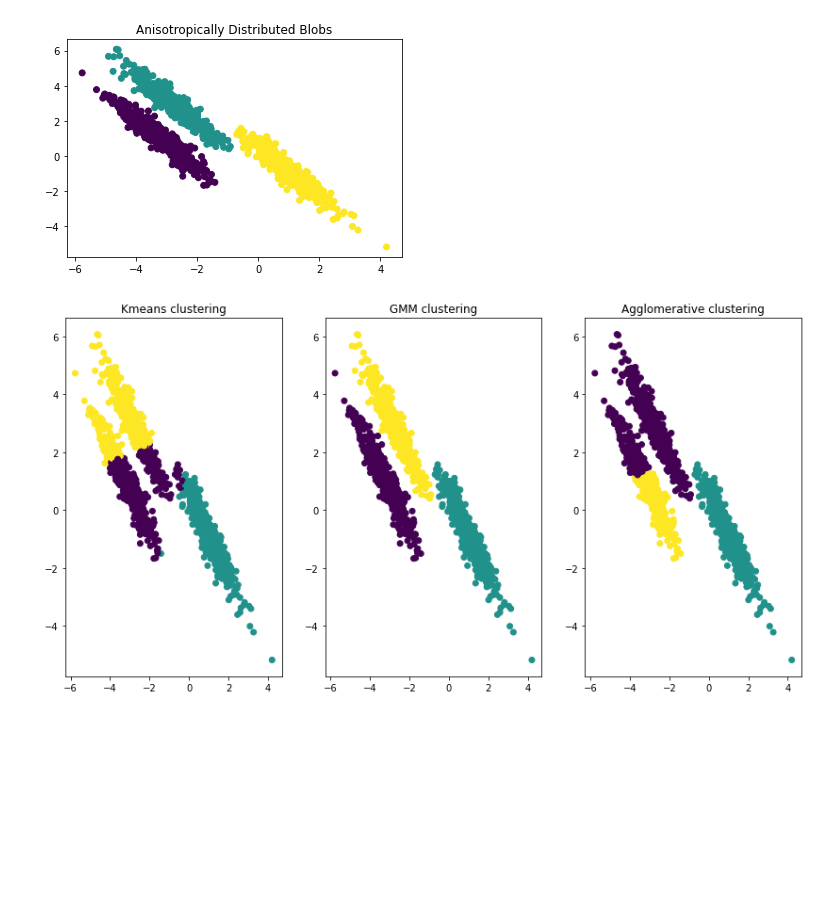
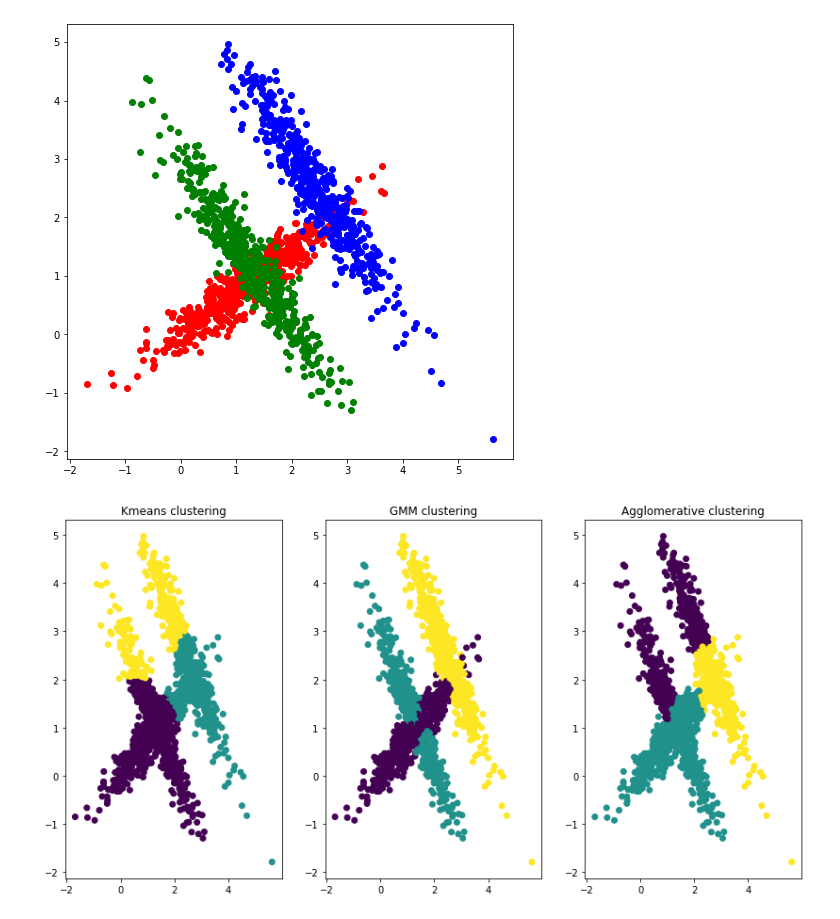
Before and after one commit to raulbenitez/postgrau_IML_exploratory, a Jupyter notebook: CLUSTERING/ejercicio_comparativas/Santiago_Ruiz_km_Agg_Gmm.ipynb, the cells around one changed output. Saved outputs shown, nothing was run; the diff lists cells and outputs as text; code cells hidden in the pictures; blank space fills up the shorter version.

```diff
--- a/CLUSTERING/ejercicio_comparativas/Santiago_Ruiz_km_Agg_Gmm.ipynb
+++ b/CLUSTERING/ejercicio_comparativas/Santiago_Ruiz_km_Agg_Gmm.ipynb
@@ -3,42 +3,57 @@
 # %%
 import numpy as np
 import matplotlib.pyplot as plt
 from sklearn.cluster import AgglomerativeClustering
 from sklearn.cluster import KMeans
 from sklearn.datasets import make_blobs
 from sklearn import mixture
 from sklearn.cluster import AgglomerativeClustering
+
 n_samples = 1500
+centers = [(1, 1), (6,6),(12,12)]
 random_state = 170
-X, y = make_blobs(n_samples=n_samples, random_state=random_state)
-transformation = [[0.60834549, -0.63667341], [-0.40887718, 0.85253229]]
-X_aniso = np.dot(X, transformation)
 
-plt.scatter(X_aniso[:, 0], X_aniso[:, 1], c=y)
-plt.title("Anisotropically Distributed Blobs")
+X, y = make_blobs(n_samples=n_samples, centers=centers,random_state=random_state)
+Xa=X[y==0]
+Xb=X[y==1]
+Xc=X[y==2]
+
+transformation1 = [[0.50834549, 0.53667341], [0.70887718, 0.35253229]]
+Xa_aniso = np.dot(Xa, transformation1)
+
+transformation2 = [[0.60834549, -0.63667341], [-0.40887718, 0.85253229]]
+Xb_aniso = np.dot(Xb, transformation2)
+
+transformation3 = [[0.60834549, -0.63667341], [-0.40887718, 0.85253229]]
+Xc_aniso = np.dot(Xc, transformation3)
+fig = plt.figure(figsize=(8, 8))
+plt.scatter(Xa_aniso[:, 0], Xa_aniso[:, 1], c='r')
+plt.scatter(Xb_aniso[:, 0], Xb_aniso[:, 1], c='g')
+plt.scatter(Xc_aniso[:, 0], Xc_aniso[:, 1], c='b')
 plt.show()
 # %% [output]
-[figure, old version]
+[figure, new version]
 # %%
+X2_aniso=np.append(Xa_aniso,np.append(Xb_aniso,Xc_aniso,axis = 0),axis = 0)
 #kmeans
-Kmeans = KMeans(n_clusters=3, random_state=random_state).fit_predict(X_aniso)
+Kmeans = KMeans(n_clusters=3, random_state=random_state).fit_predict(X2_aniso)
 #agglomerative
-Agg_clust = AgglomerativeClustering(n_clusters=3).fit_predict(X_aniso)
+Agg_clust = AgglomerativeClustering(n_clusters=3).fit_predict(X2_aniso)
 #gmm
-clust_gmm = mixture.GaussianMixture(n_components=3,covariance_type='full').fit_predict(X_aniso)
+clust_gmm = mixture.GaussianMixture(n_components=3,covariance_type='full').fit_predict(X2_aniso)
 
 plt.figure(figsize=(14,7))
 ax0 = plt.subplot(1,3,1)
-plt.scatter(X_aniso[:, 0], X_aniso[:, 1], c=Kmeans)
+plt.scatter(X2_aniso[:, 0], X2_aniso[:, 1], c=Kmeans)
 plt.title("Kmeans clustering")
 
 ax1 = plt.subplot(1,3,2)
-plt.scatter(X_aniso[:, 0], X_aniso[:, 1], c=clust_gmm)
+plt.scatter(X2_aniso[:, 0], X2_aniso[:, 1], c=clust_gmm)
 plt.title("GMM clustering")
 
 ax2 = plt.subplot(1,3,3)
-plt.scatter(X_aniso[:, 0], X_aniso[:, 1], c=Agg_clust)
+plt.scatter(X2_aniso[:, 0], X2_aniso[:, 1], c=Agg_clust)
 plt.title("Agglomerative clustering")
 plt.show()
 # %% [output]
-[figure, old version]
+[figure, new version]
```
